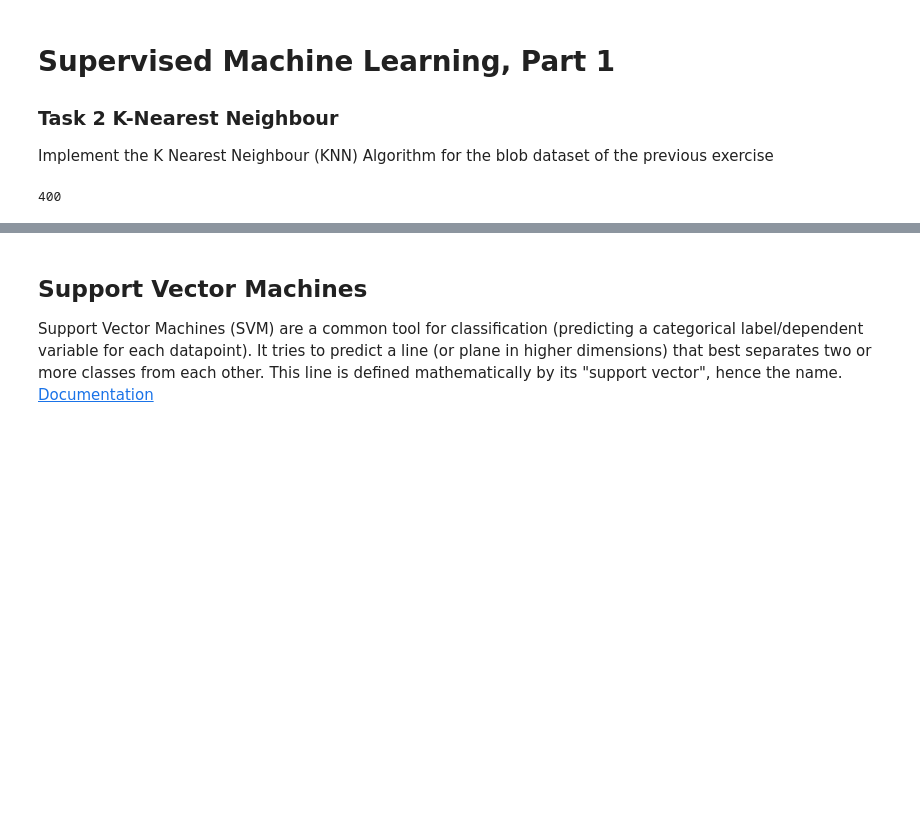
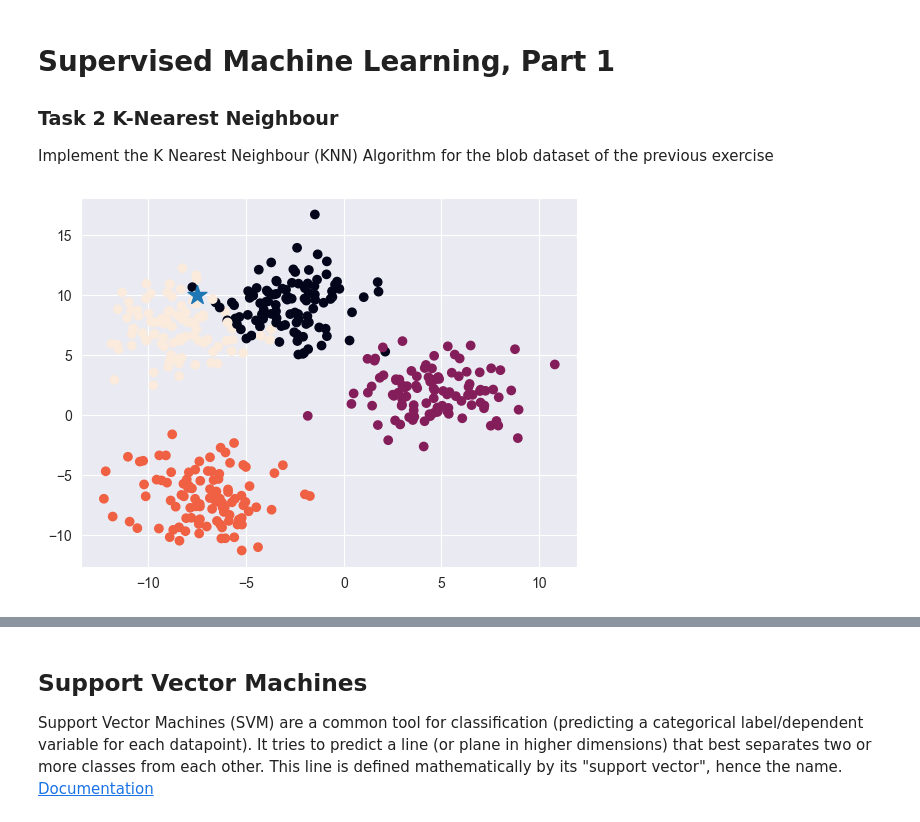
Before and after one commit to Gabriel-A-NY/uek259, a Jupyter notebook: demos/05_SupervisedML.ipynb, the cells around one changed output, grey strips where cells are left out. Saved outputs shown, nothing was run; the diff lists cells and outputs as text; code cells hidden in the pictures; blank space fills up the shorter version.

```diff
--- a/demos/05_SupervisedML.ipynb
+++ b/demos/05_SupervisedML.ipynb
@@ -33,23 +33,28 @@ Do you see anything interesting? Summarize your results below. Are there other a
 ### Task 2 K-Nearest Neighbour
 Implement the K Nearest Neighbour (KNN) Algorithm for the blob dataset of the previous exercise
 # %%
-#Get a Dataset to use as experience data
+import numpy as np
+import matplotlib.pyplot as plt
 from sklearn.datasets import make_blobs
 from sklearn.model_selection import train_test_split
 
-import numpy as np
 data, labels = make_blobs(
-n_samples=500,
-centers=4,
-cluster_std=0.75,
-random_state=42)
+    n_samples=500,
+    centers=4,
+    cluster_std=2,
+    random_state=42
+)
 
+experienceData, testData, experienceLabels, testLabels = train_test_split(
+    data, labels, test_size=0.20, random_state=42
+)
 
+new_point = np.array([-7.5,10])
 
-
-#Split your data into training and test data
-experienceData,testData, experienceLabels, testLabels = train_test_split(data,labels, test_size=0.20)
-len(experienceLabels)
+plt.figure()
+plt.scatter(experienceData[:, 0], experienceData[:, 1], c=experienceLabels)
+plt.scatter(new_point[0], new_point[1], marker='*', s=200)
+plt.show()
 # %% [output]
-400
+[figure, added]
 # %%
```
Also changed, not shown: parts of 2 cells of this notebook, 1 other file.
